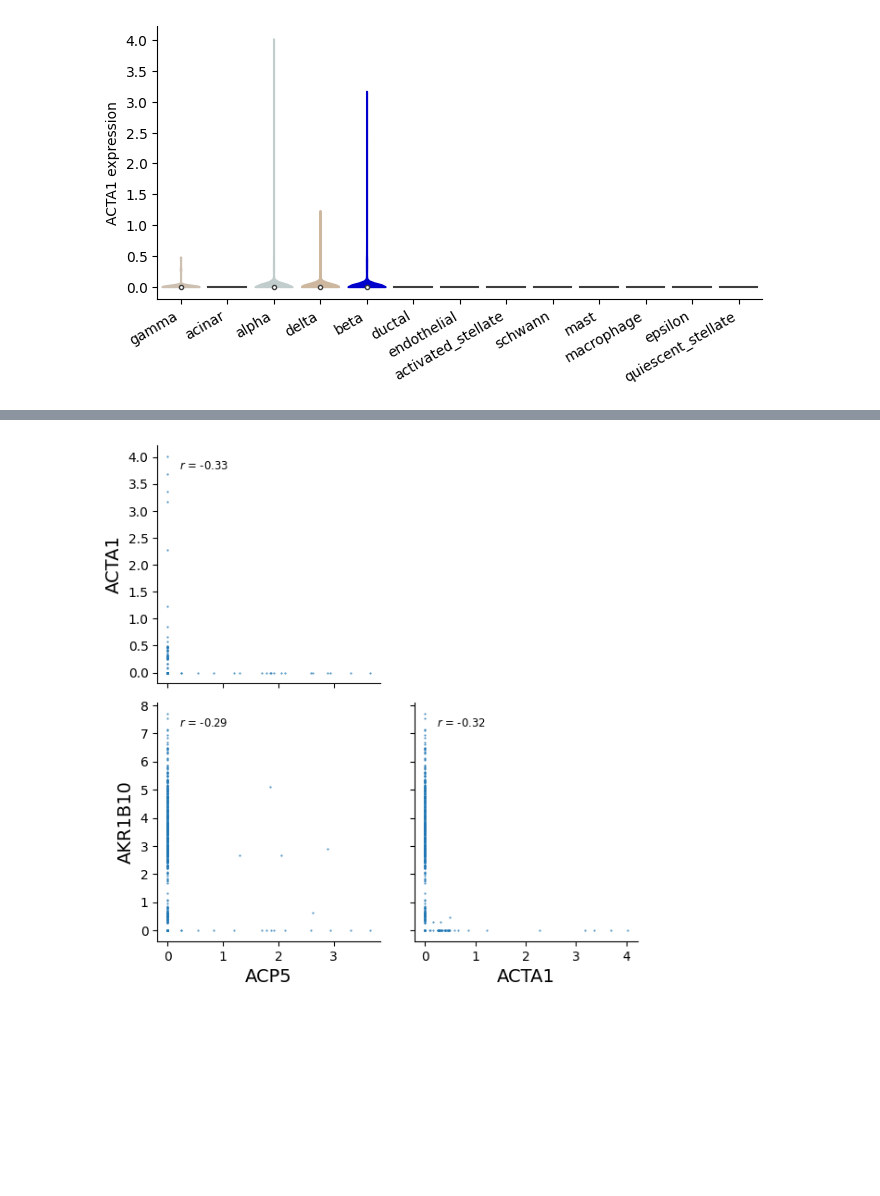
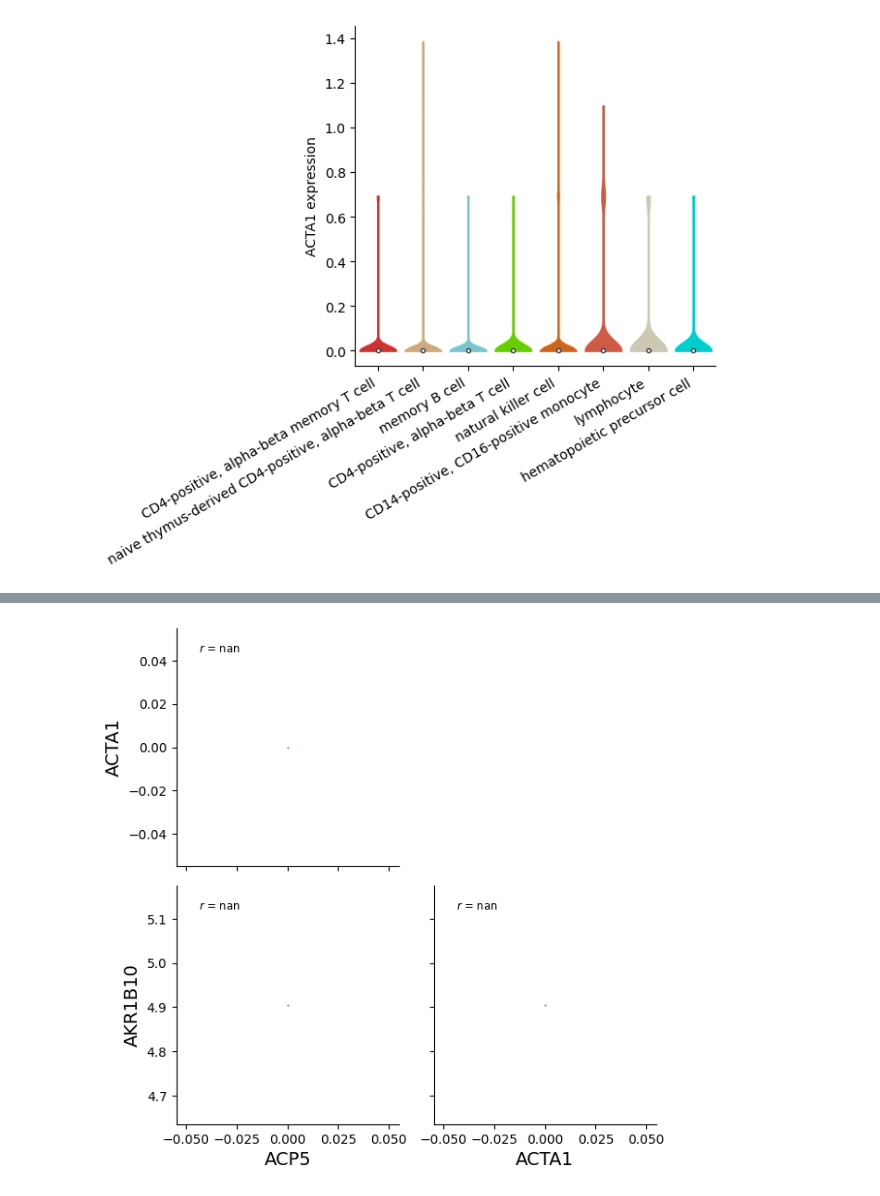
Before and after one commit to Bayer-Group/cellenium, a Jupyter notebook: data_import/postgres_python_plotting_devenv.ipynb, the cells around one changed output, grey strips where cells are left out. Drawn from its saved outputs; the diff is of its cells as text; code cells hidden in the pictures; blank space fills up the shorter version.

Commit message:
violin plot and coexpression plot: filter out cells by annotation

```diff
--- a/data_import/postgres_python_plotting_devenv.ipynb
+++ b/data_import/postgres_python_plotting_devenv.ipynb
@@ -1,5 +1,5 @@
 # %%
-
+from typing import List
 import pandas as pd
 import seaborn as sns
 import matplotlib.pyplot as plt
@@ -20,7 +20,7 @@ def sql_query(query):
     r = plpy.execute(query)
     return [row for row in r]
 
-def get_annotated_samples_expression(study_id:int, study_layer_id:int, omics_id:int, annotation_group_id: int):
+def get_annotated_samples_expression(study_id:int, study_layer_id:int, omics_id:int, annotation_group_id: int, exclude_annotation_value_ids: List[int]):
     expression_records = sql_query(f"""
         select e.study_sample_ids, e.values
             from expression e
@@ -34,7 +34,8 @@ def get_annotated_samples_expression(study_id:int, study_layer_id:int, omics_id:
         select av.display_value, ssa.study_sample_ids
         from   annotation_value av
                join study_sample_annotation ssa on av.annotation_value_id = ssa.annotation_value_id
-        where av.annotation_group_id = {annotation_group_id} and ssa.study_id={study_id};  """)
+        where av.annotation_group_id = {annotation_group_id} and ssa.study_id={study_id}
+        {" and av.annotation_value_id not in (" + ",".join([str(i) for i in exclude_annotation_value_ids]) + ")" if exclude_annotation_value_ids else ""};""")
     sample_annotation_df = pd.DataFrame(sample_annotation_records).explode('study_sample_ids').set_index('study_sample_ids')
 
     # 'right' join and fillna:
@@ -69,44 +70,45 @@ def _patch_violinplot_remove_violin_edge_line(ax):
         if isinstance(art, PolyCollection):
             art.set_edgecolor(art.get_facecolor())
 
-def generate_plot(study_id:int, study_layer_id:int, omics_id:int, annotation_group_id: int):
+def generate_plot(study_id:int, study_layer_id:int, omics_id:int, annotation_group_id: int, exclude_annotation_value_ids: List[int]):
     assert type(study_id) == int
     assert type(study_layer_id) == int
     assert type(omics_id) == int
     assert type(annotation_group_id) == int
-    df,_,_ = get_annotated_samples_expression(study_id, study_layer_id, omics_id, annotation_group_id)
+    assert type(exclude_annotation_value_ids) == list
+    df,_,_ = get_annotated_samples_expression(study_id, study_layer_id, omics_id, annotation_group_id, exclude_annotation_value_ids)
     groupByAttribute = 'display_value'
 
     unique_x_values = len(df[groupByAttribute].unique())
 
     max_x_values_chars = max([len(name) for name in df[groupByAttribute].unique()])
     fig, ax = plt.subplots(figsize=((unique_x_values * 1.0) * 0.6, (5 + max_x_values_chars * 0.05) * 0.6))
     sns.violinplot(ax=ax, data=df, y='value',
                            x='display_value', # annotation category
                            #order=_get_ordered_attributevalues(df, groupByAttribute),
                            #hue=secondaryGroupByAttribute,
                            #hue_order=_get_ordered_attributevalues(df,
                            #                                       secondaryGroupByAttribute) if secondaryGroupByAttribute else None,
                            palette=get_palette(annotation_group_id),
                            saturation=1,
                            cut=0,
                            scale='width',
                            inner='box')
     # get rid of legend, which shows by default in 'hue' mode
     plt.legend([], [], frameon=False)
     _patch_violinplot_remove_violin_edge_line(ax)
     ax.set_xticklabels(ax.get_xticklabels(), rotation=30, ha='right')
     ax.set(xlabel=None, ylabel=f"{get_omics_symbol(omics_id)} expression")
     sns.despine(fig)
 
-generate_plot(1, 1, 8356, 1)
+generate_plot(1, 1, 8356, 1, [1,2,3,4,5])
 
 #generate_plot(20, 20, 8356, 4)
 #sample_annotation_values_df, sample_annotation_df, samples_expression_df = get_annotated_samples_expression(2, 2, 8356, 1)
 
 #seaborn_to_base64()
 # %% [output]
-[figure, old version]
+[figure, new version]
 # %%
 from IPython import display
 im = 'embedded-picture'
@@ -156,6 +158,20 @@ def get_expression_correlation_df(study_layer_id: int, omics_ids: List[int]):
     correlation_df.rename(columns=get_omics_symbols_map(omics_ids), inplace=True)
     return correlation_df
 
+def get_exclude_sample_ids_df(study_id: int, exclude_annotation_value_ids: List[int]):
+    if exclude_annotation_value_ids:
+        exclude_sample_ids = sql_query(f"""
+            select ssa.study_sample_ids
+            from   study_sample_annotation ssa
+            where  ssa.annotation_value_id in (  {",".join([str(i) for i in exclude_annotation_value_ids])}  )
+            and ssa.study_id = {study_id}
+            """)
+        exclude_sample_ids_df = pd.DataFrame(exclude_sample_ids)
+        exclude_sample_ids_df = exclude_sample_ids_df.explode('study_sample_ids')
+        exclude_sample_ids_df.set_index('study_sample_ids', inplace=True)
+        return exclude_sample_ids_df
+
+
 def sns_scatter_matrix_lower(df):
     def corrfunc(x, y, **kwargs):
         plot_data = pd.DataFrame({'x':x, 'y':y})
@@ -175,8 +191,11 @@ def sns_scatter_matrix_lower(df):
 
 
 
-def generate_correlation_plot(study_layer_id: int, omics_ids: List[int]):
+def generate_correlation_plot(study_id: int, study_layer_id: int, omics_ids: List[int], exclude_annotation_value_ids: List[int]):
     correlation_df = get_expression_correlation_df(study_layer_id, omics_ids)
+    if exclude_annotation_value_ids:
+        exclude_sample_ids_df = get_exclude_sample_ids_df(study_id, exclude_annotation_value_ids)
+        correlation_df = correlation_df[~correlation_df.index.isin(exclude_sample_ids_df.index)]
     sns_scatter_matrix_lower(correlation_df)
 
 
@@ -187,6 +206,6 @@ def seaborn_to_base64() -> str:
     s = base64.b64encode(s.getvalue()).decode("utf-8").replace("\n", "")
     return f"embedded-picture"
 
-generate_correlation_plot(1, [2670,8356,16870])
+generate_correlation_plot(1, 1, [2670,8356,16870], [1,2,3,4,5,6,7,8,9])
 # %% [output]
-[figure, old version]
+[figure, new version]
```
Also changed, not shown: 6 other files.
